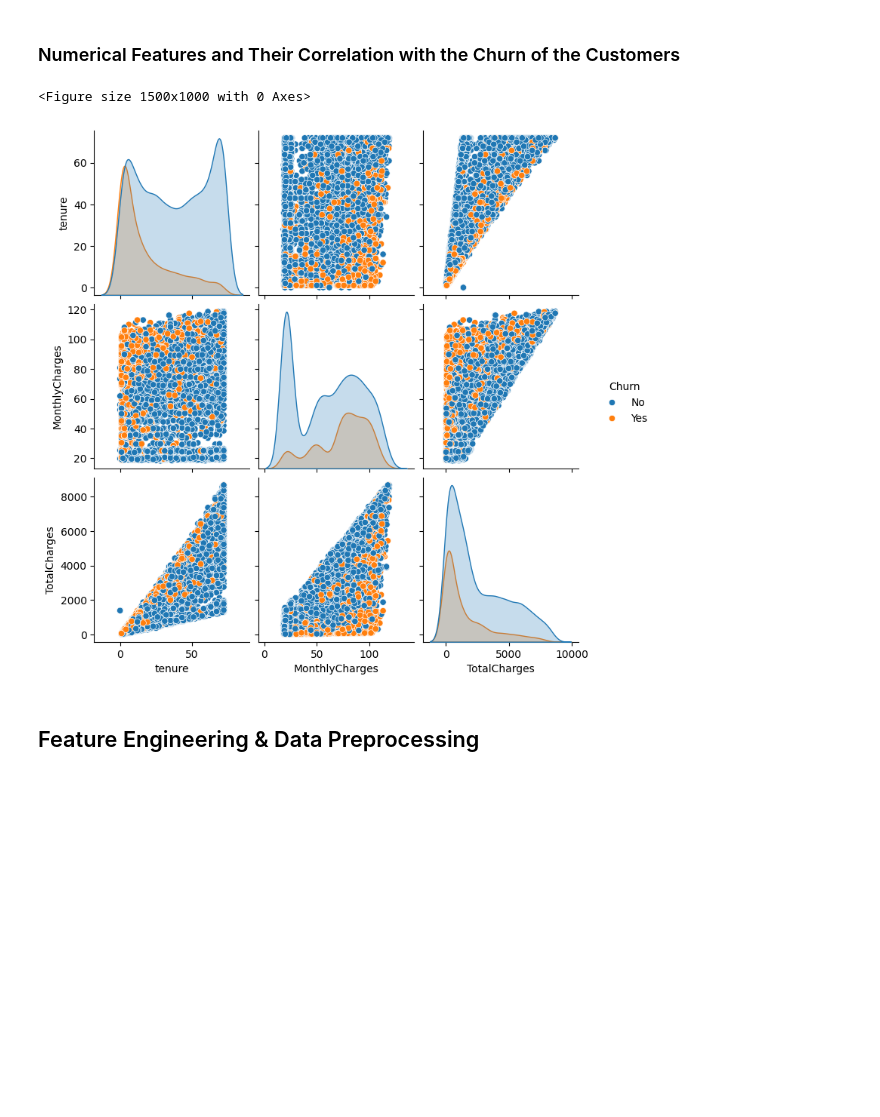
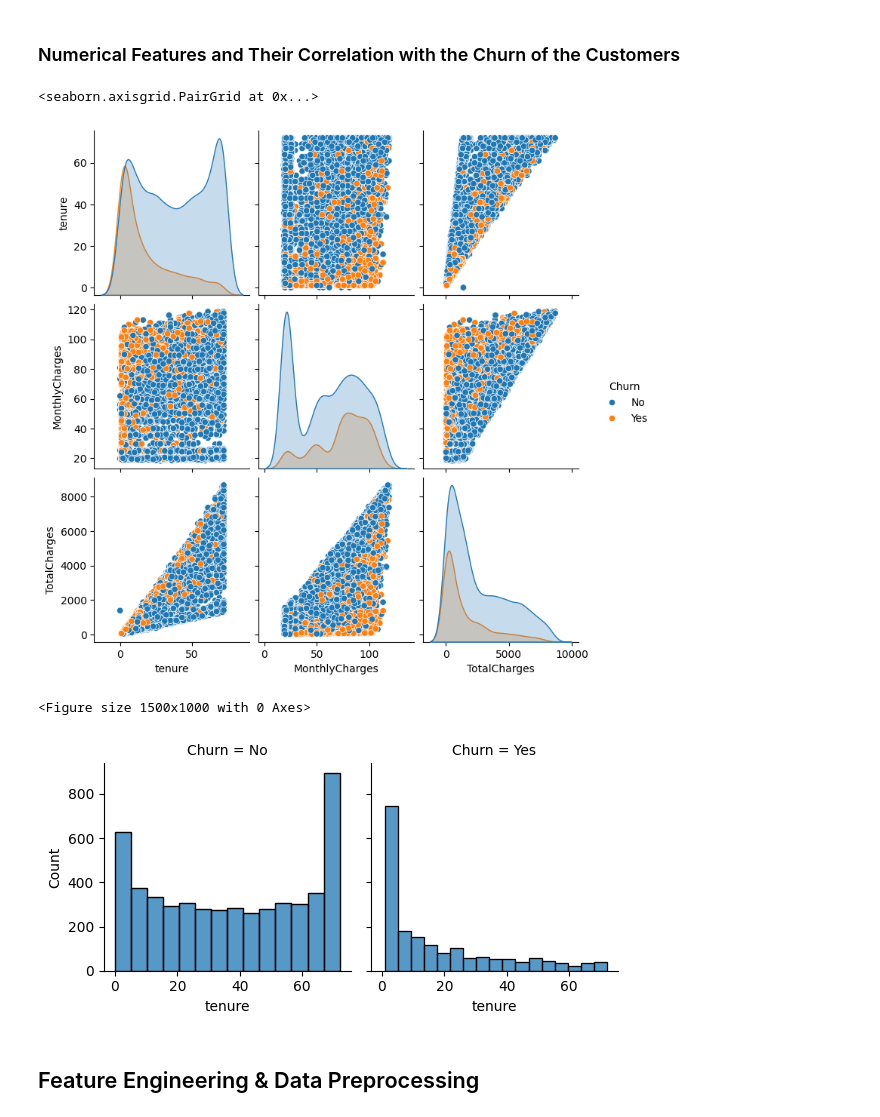
Before and after one commit to ZaidHani/Mentorness_ML_Customers_Churn, a Jupyter notebook: Untitled.ipynb, the cells around one changed output. Drawn from its saved outputs; the diff is of its cells as text; code cells hidden in the pictures; blank space fills up the shorter version.

```diff
--- a/Untitled.ipynb
+++ b/Untitled.ipynb
@@ -285,13 +285,19 @@ for c in cat_columns:
 [figure]
 # %% [markdown]
 ### Numerical Features and Their Correlation with the Churn of the Customers
+# %%
+sns.pairplot(df, hue='Churn')
+# %% [output]
+<seaborn.axisgrid.PairGrid at 0x...>
+[figure, added]
 # %%
 fig = plt.figure(figsize= (15, 10))
-sns.pairplot(data=df, hue='Churn')
+g = sns.FacetGrid(df, col="Churn")
+g.map(sns.histplot, "tenure")
 plt.show()
 # %% [output]
 <Figure size 1500x1000 with 0 Axes>
-[figure, old version]
+[figure, new version]
 # %% [markdown]
 ## Feature Engineering & Data Preprocessing
 # %%
```
Also changed, not shown: parts of 18 cells of this notebook.
